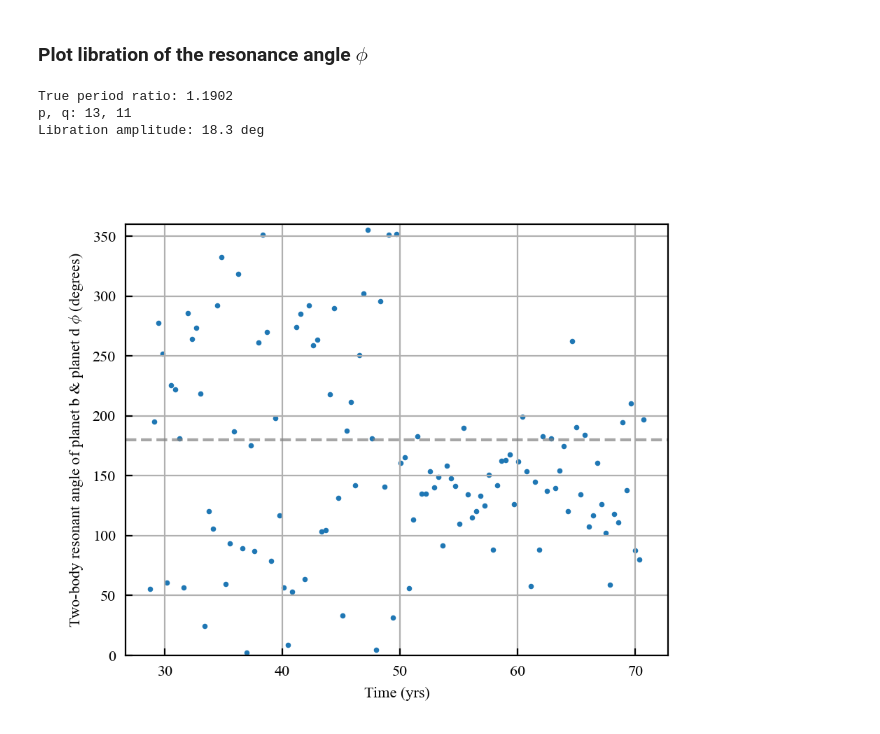
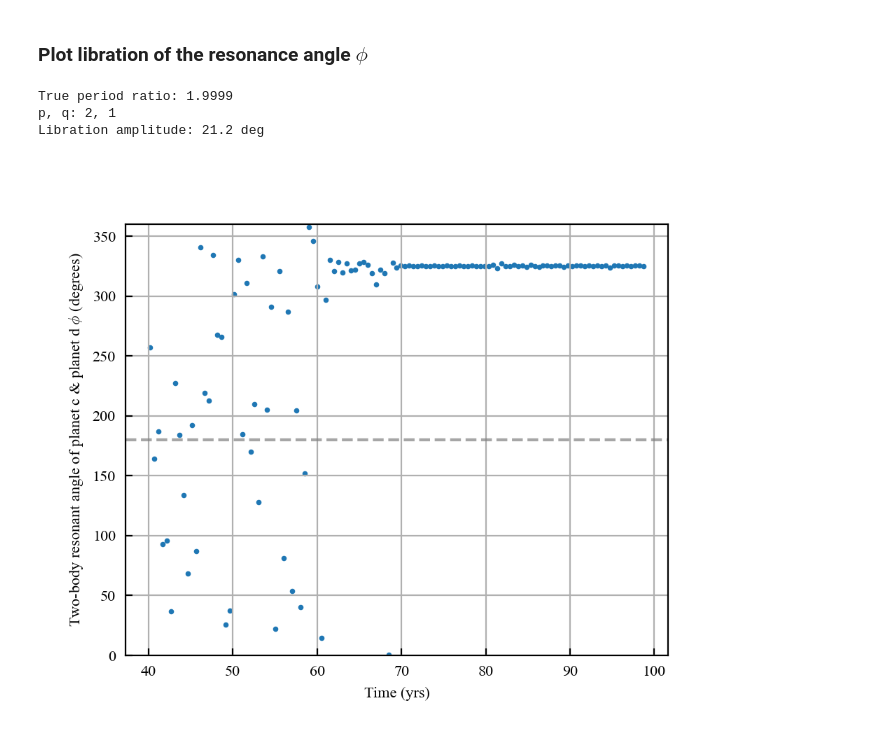
Before and after one commit to dchen10Git/uh-ifa-reu-2026, a Jupyter notebook: analyze_sims.ipynb, the cells around one changed output. Saved outputs shown, nothing was run; the diff lists cells and outputs as text; code cells hidden in the pictures.

```diff
--- a/analyze_sims.ipynb
+++ b/analyze_sims.ipynb
@@ -231,7 +233,7 @@ def plot_system(saved_sim, elements, num_pl, num_em, num_ptsml, t_units='kyr'):
     # plt.savefig("orbital_evo.svg", bbox_inches="tight")
 
 dataset_id = 7
-sim_id = 377
+sim_id = 374
 
 for sim_id in range(sim_id, sim_id+1):
 # for sim_id in inside_d:
@@ -1033,11 +1060,11 @@ plot_ae_snapshot(saved_sim, 0, 6e3, end/5+50, 2*end/5+50, 3*end/5+50, 4*end/5+50
 # %% [markdown]
 ### Plot libration of the resonance angle $\phi$
 # %%
-mmr_id.plot_libration(m_star, rocks['planet b'], rocks['planet d'], pomega='c')
+mmr_id.plot_libration(m_star, rocks['planet c'], rocks['planet d'], pomega='c')
 # print(mmr_id.check_resonance(m_star, rocks['planet c'], rocks['planet d'], pomega='c'))
 # mmr_id.plot_libration(m_star, rocks['planet c'], rocks['planet d'], pomega='c')
 # %% [output]
-True period ratio: 1.1902
-p, q: 13, 11
-Libration amplitude: 18.3 deg
+True period ratio: 1.9999
+p, q: 2, 1
+Libration amplitude: 21.2 deg
-[figure, old version]
+[figure, new version]
```
Also changed, not shown: parts of 15 cells of this notebook, 6 other files.
